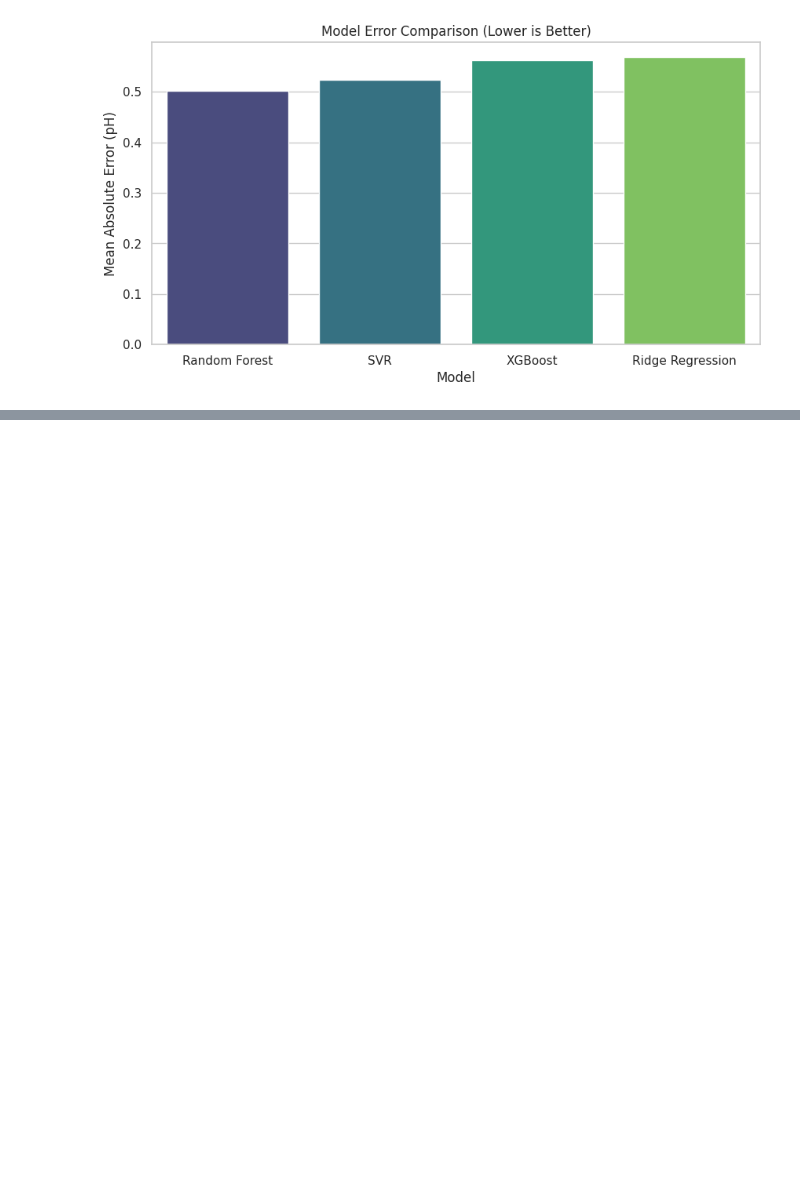
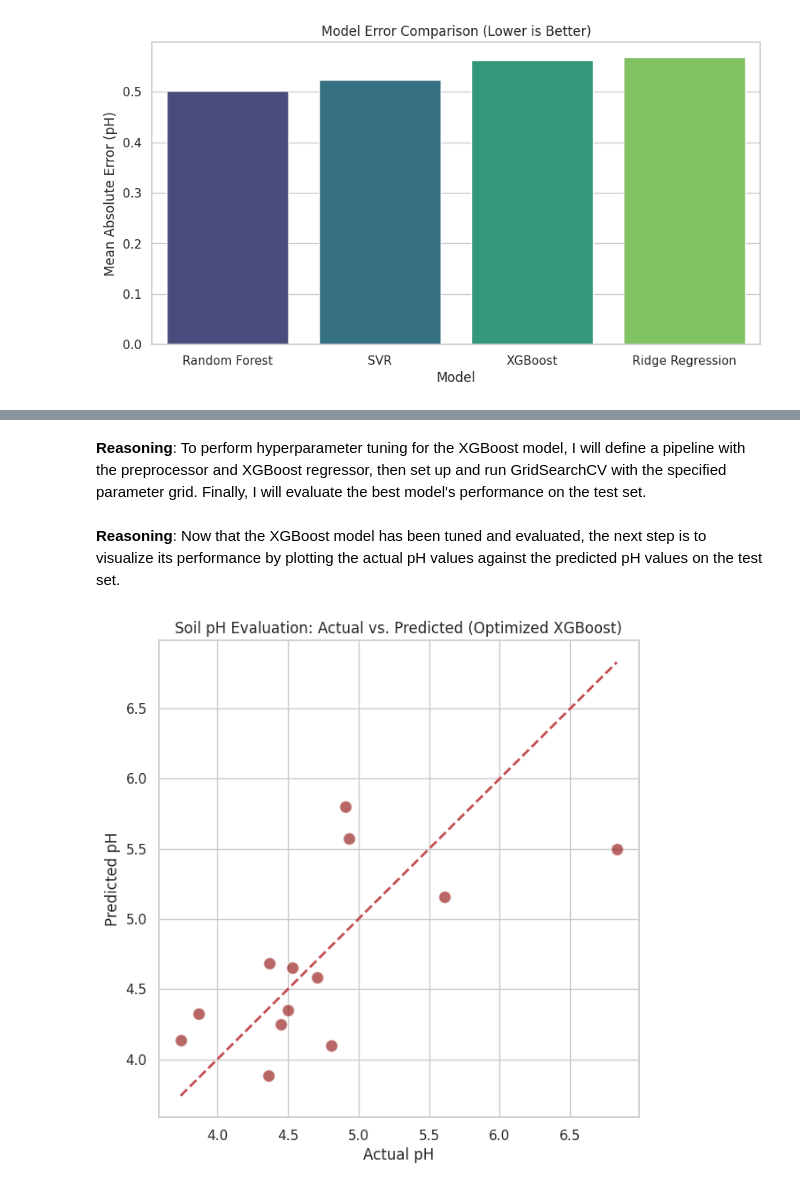
Before and after one commit to Akshatha7710/smart-tea-estate-management-system, a Jupyter notebook: Soil_Quality_Analysis_and_Predictive_Model.ipynb, the cells around one changed output, grey strips where cells are left out. Cells and saved outputs as stored; diff of their text form; code cells hidden in the pictures; blank space fills up the shorter version.

```diff
--- a/Soil_Quality_Analysis_and_Predictive_Model.ipynb
+++ b/Soil_Quality_Analysis_and_Predictive_Model.ipynb
@@ -186,0 +330,20 @@ drive.mount('/content/drive')
+# %% [markdown]
+**Reasoning**:
+To perform hyperparameter tuning for the XGBoost model, I will define a pipeline with the preprocessor and XGBoost regressor, then set up and run GridSearchCV with the specified parameter grid. Finally, I will evaluate the best model's performance on the test set.
+# %% [markdown]
+**Reasoning**:
+Now that the XGBoost model has been tuned and evaluated, the next step is to visualize its performance by plotting the actual pH values against the predicted pH values on the test set.
+# %%
+import matplotlib.pyplot as plt
+import seaborn as sns
+
+# Visualization for Tuned XGBoost: Actual vs Predicted Scatter
+plt.figure(figsize=(7, 7))
+plt.scatter(y_test, tuned_xgb_preds, alpha=0.6, color='darkred', edgecolors='w', s=100)
+plt.plot([y_test.min(), y_test.max()], [y_test.min(), y_test.max()], 'r--', lw=2)
+plt.title("Soil pH Evaluation: Actual vs. Predicted (Optimized XGBoost)")
+plt.xlabel("Actual pH")
+plt.ylabel("Predicted pH")
+plt.show()
+# %% [output]
+[figure, added]
```
Also changed, not shown: parts of 11 cells of this notebook.
